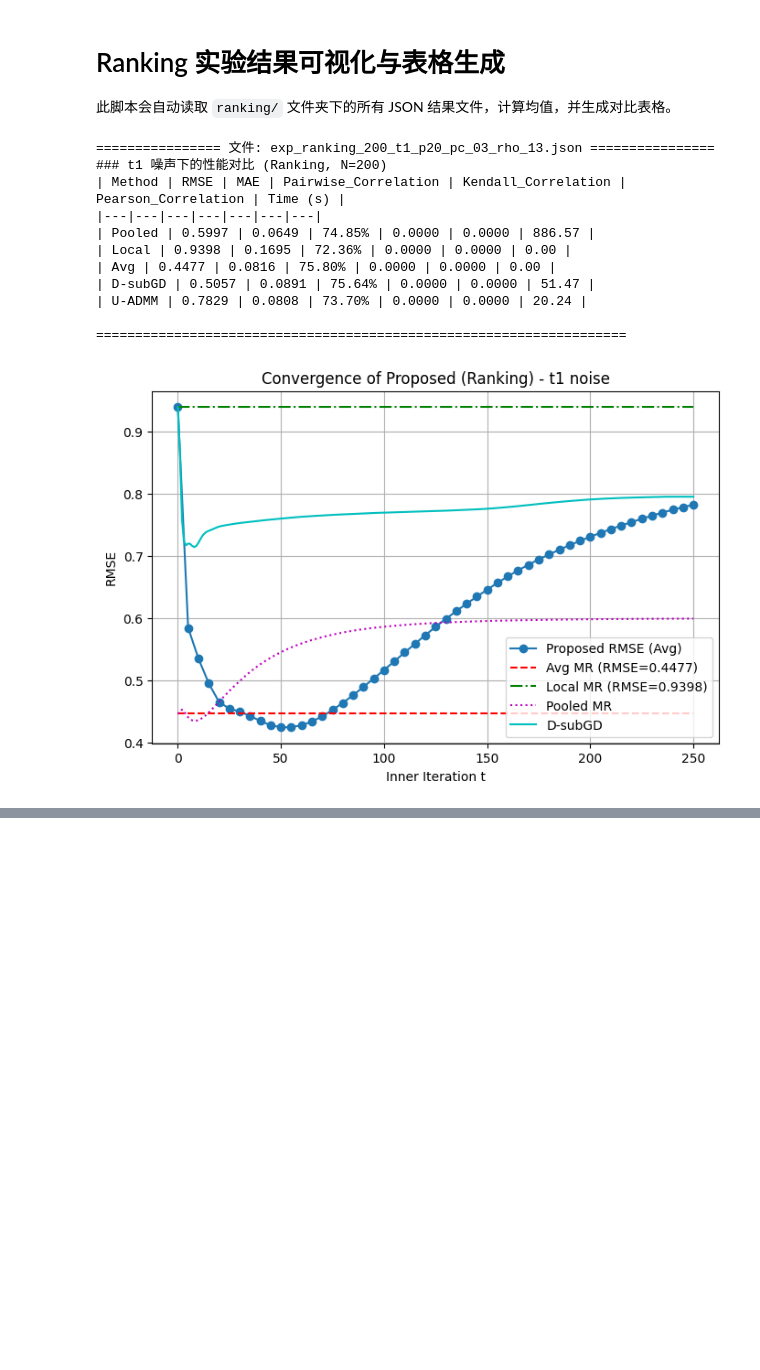
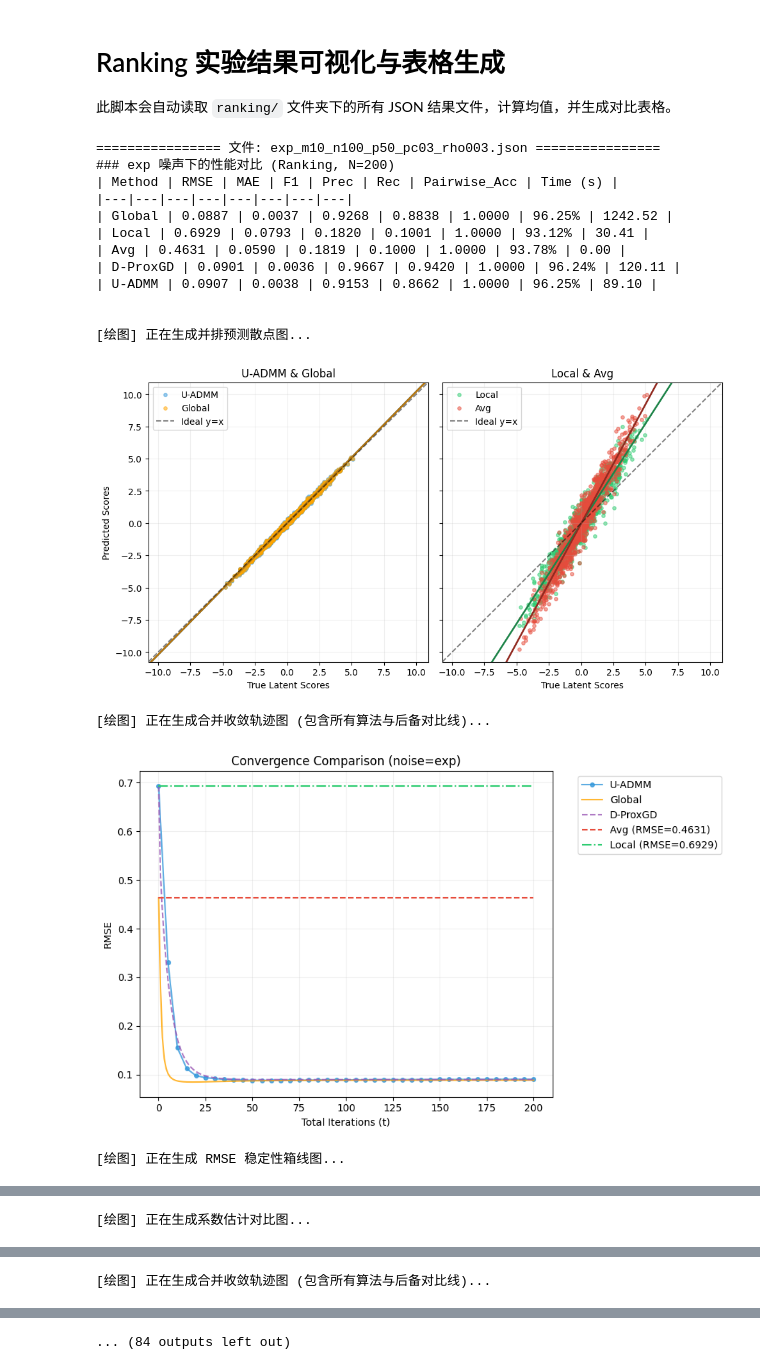
Before and after one commit to lucienrua/U_ADMM, a Jupyter notebook: ranking_plot.ipynb, the cells around one changed output, grey strips where cells are left out. Cells and saved outputs as stored; diff of their text form; code cells hidden in the pictures; blank space fills up the shorter version.

```diff
--- a/ranking_plot.ipynb
+++ b/ranking_plot.ipynb
@@ -197,41 +197,76 @@ for filename in files:
     # ============================================================
     # 3. RMSE 箱线图
     # ============================================================
     import seaborn as sns
     print("\n[绘图] 正在生成 RMSE 稳定性箱线图...")
     rmse_data = {}
     for method in all_methods:
         method_rmses = [r[method]['RMSE'] for r in res if method in r and 'RMSE' in r[method]]
         if method_rmses:
             rmse_data[method] = method_rmses
 
     if rmse_data:
         labels, data_box = [*zip(*rmse_data.items())]
         plt.figure(figsize=(10, 6))
         bplot = plt.boxplot(data_box, labels=labels, patch_artist=True, showmeans=True,
                             medianprops={'color': 'black', 'linewidth': 2},
                             meanprops={'marker':'o', 'markerfacecolor':'white', 'markeredgecolor':'black'})
 
         box_colors = ['#FFA500', '#2ECC71', '#E74C3C', '#9B59B6', '#3498DB', '#1ABC9C']
         for patch, color in zip(bplot['boxes'], box_colors[:len(bplot['boxes'])]):
             patch.set_facecolor(color)
             patch.set_alpha(0.7)
 
         plt.ylabel('RMSE', fontsize=12)
         plt.title(f"RMSE Distribution over {len(res)} Runs (Noise: {params.get('noise_type', 'normal')})", fontsize=14)
         plt.grid(axis='y', linestyle='--', alpha=0.6)
         plt.tight_layout()
         plt.show()
+
+    # ============================================================
+    # 4. 系数对比图 (展示单次Run的估计结果)
+    # ============================================================
+    print("\n[绘图] 正在生成系数估计对比图...")
+    plt.figure(figsize=(10, 5))
+    plt.plot(theta_true, marker='o', markersize=6, linestyle='None', label='True Coefficients', alpha=0.5, color='gray')
+
+    alg_styles = {
+        'U-ADMM': ('x', 8, '#4E93D9', 1.0),
+        'Global': ('+', 8, 'green', 1.0),
+        'D-subGD': ('x', 8, '#EE1C25', 1.0),
+        'D-ProxGD': ('D', 6, '#9B59B6', 0.9),
+        'Local': ('v', 6, '#2ECC71', 0.8),
+        'Avg': ('^', 6, '#E74C3C', 0.8)
+    }
+
+    for m_key in ['U-ADMM', 'Global', 'D-ProxGD', 'D-subGD', 'Avg', 'Local']:
+        if m_key in res_one and 'theta_hat' in res_one[m_key]:
+            theta_hat = np.array(res_one[m_key]['theta_hat']).flatten()
+            marker, ms, color, alpha = alg_styles.get(m_key, ('o', 5, 'black', 1.0))
+            plt.plot(theta_hat, marker=marker, markersize=ms, color=color, linestyle='None', alpha=alpha, label=m_key)
+
+    plt.axhline(0, color='black', alpha=0.2, linestyle='--')
+    plt.xlabel('Coefficient Index')
+    plt.ylabel('Coefficient Value')
+    plt.title(f"Coefficient Comparison: True vs All Methods (Noise: {params.get('noise_type', 'normal')})")
+    plt.legend(frameon=True, loc='upper right', bbox_to_anchor=(1.25, 1))
+    plt.grid(True, alpha=0.3)
+    plt.tight_layout()
+    plt.show()
 # %% [output]
-================ 文件: exp_ranking_200_t1_p20_pc_03_rho_13.json ================
-### t1 噪声下的性能对比 (Ranking, N=200)
-| Method | RMSE | MAE | Pairwise_Correlation | Kendall_Correlation | Pearson_Correlation | Time (s) |
-|---|---|---|---|---|---|---|
-| Pooled | 0.5997 | 0.0649 | 74.85% | 0.0000 | 0.0000 | 886.57 |
-| Local | 0.9398 | 0.1695 | 72.36% | 0.0000 | 0.0000 | 0.00 |
-| Avg | 0.4477 | 0.0816 | 75.80% | 0.0000 | 0.0000 | 0.00 |
-| D-subGD | 0.5057 | 0.0891 | 75.64% | 0.0000 | 0.0000 | 51.47 |
-| U-ADMM | 0.7829 | 0.0808 | 73.70% | 0.0000 | 0.0000 | 20.24 |
+================ 文件: exp_m10_n100_p50_pc03_rho003.json ================
+### exp 噪声下的性能对比 (Ranking, N=200)
+| Method | RMSE | MAE | F1 | Prec | Rec | Pairwise_Acc | Time (s) |
+|---|---|---|---|---|---|---|---|
+| Global | 0.0887 | 0.0037 | 0.9268 | 0.8838 | 1.0000 | 96.25% | 1242.52 |
+| Local | 0.6929 | 0.0793 | 0.1820 | 0.1001 | 1.0000 | 93.12% | 30.41 |
+| Avg | 0.4631 | 0.0590 | 0.1819 | 0.1000 | 1.0000 | 93.78% | 0.00 |
+| D-ProxGD | 0.0901 | 0.0036 | 0.9667 | 0.9420 | 1.0000 | 96.24% | 120.11 |
+| U-ADMM | 0.0907 | 0.0038 | 0.9153 | 0.8662 | 1.0000 | 96.25% | 89.10 |
 
-====================================================================
+
+[绘图] 正在生成并排预测散点图...
-[figure, old version]
+[figure, new version]
+[绘图] 正在生成合并收敛轨迹图 (包含所有算法与后备对比线)...
+[figure, added]
+[绘图] 正在生成 RMSE 稳定性箱线图...
@@ -237,0 +274 @@ for filename in files:
+[绘图] 正在生成系数估计对比图...
@@ -237,0 +289 @@ for filename in files:
+[绘图] 正在生成合并收敛轨迹图 (包含所有算法与后备对比线)...
@@ -237,0 +291 @@ for filename in files:
+... (84 outputs left out)
```
Also changed, not shown: parts of 3 cells of this notebook, 39 other files.
